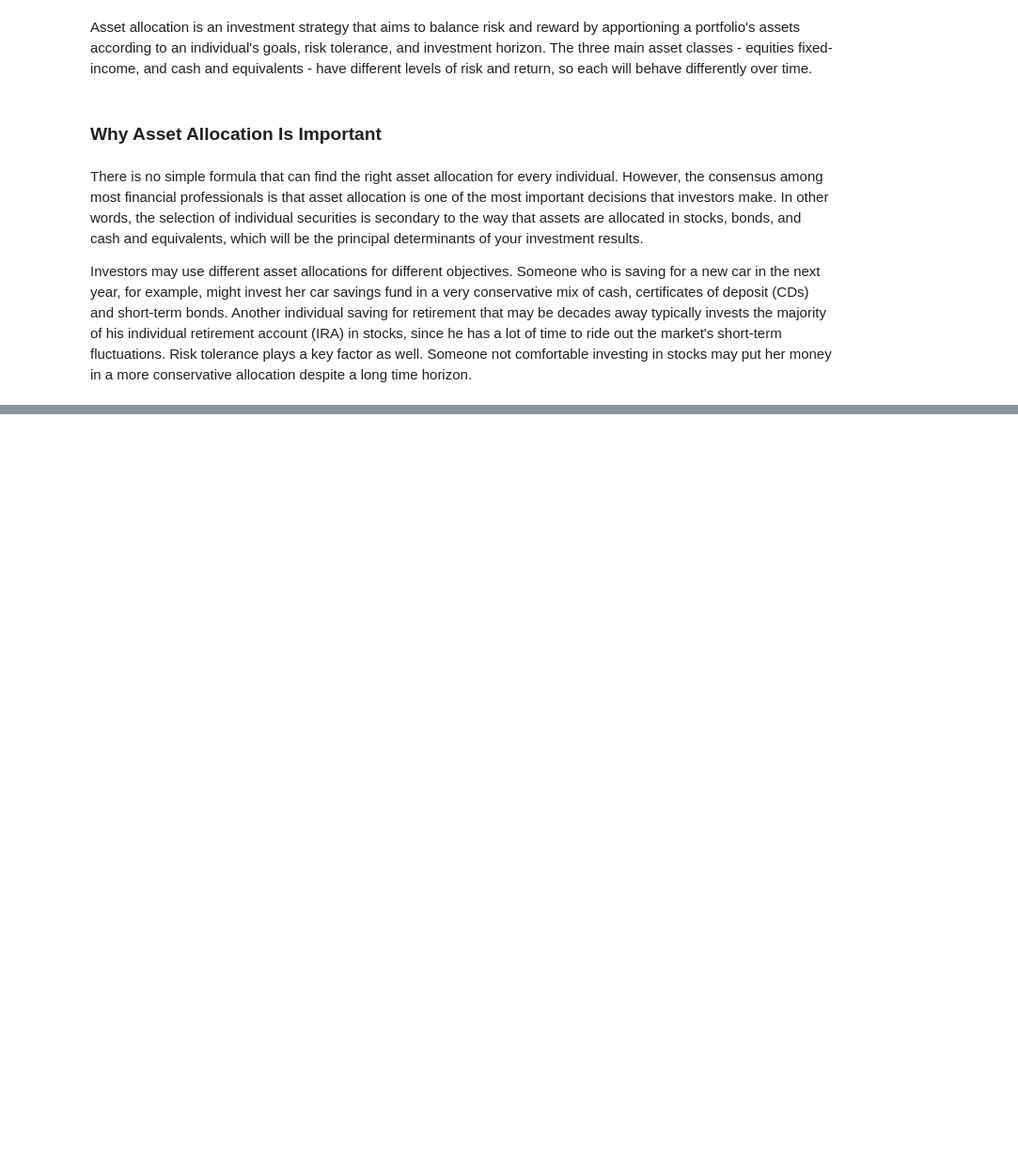
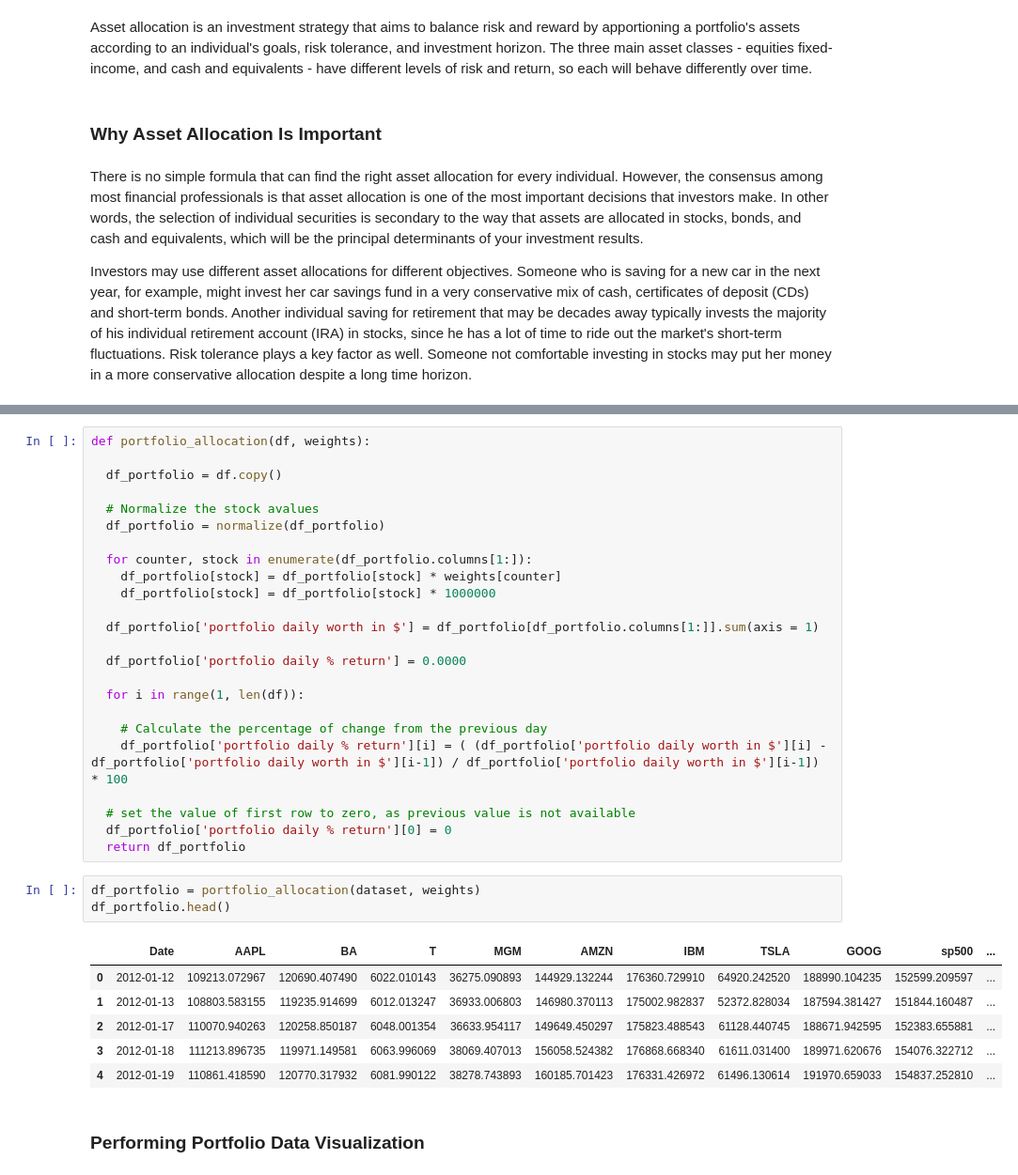
Before and after one commit to Satwikram/Machine-Learning-for-Financial-Analysis, a Jupyter notebook: Portfolio Assets Allocation and Statistical Data Analysis/Portfolio Assets Allocation and Statistical Data Analysis.ipynb, the cells around one changed output, grey strips where cells are left out. Shown at 94% size. Drawn from its saved outputs; the diff is of its cells as text; blank space fills up the shorter version.

```diff
--- a/Portfolio Assets Allocation and Statistical Data Analysis/Portfolio Assets Allocation and Statistical Data Analysis.ipynb
+++ b/Portfolio Assets Allocation and Statistical Data Analysis/Portfolio Assets Allocation and Statistical Data Analysis.ipynb
@@ -90,0 +193,36 @@ Investors may use different asset allocations for different objectives. Someone
+# %%
+def portfolio_allocation(df, weights):
+
+  df_portfolio = df.copy()
+
+  # Normalize the stock avalues
+  df_portfolio = normalize(df_portfolio)
+
+  for counter, stock in enumerate(df_portfolio.columns[1:]):
+    df_portfolio[stock] = df_portfolio[stock] * weights[counter]
+    df_portfolio[stock] = df_portfolio[stock] * 1000000
+
+  df_portfolio['portfolio daily worth in $'] = df_portfolio[df_portfolio.columns[1:]].sum(axis = 1)
+
+  df_portfolio['portfolio daily % return'] = 0.0000
+
+  for i in range(1, len(df)):
+
+    # Calculate the percentage of change from the previous day
+    df_portfolio['portfolio daily % return'][i] = ( (df_portfolio['portfolio daily worth in $'][i] - df_portfolio['portfolio daily worth in $'][i-1]) / df_portfolio['portfolio daily worth in $'][i-1]) * 100
+
+  # set the value of first row to zero, as previous value is not available
+  df_portfolio['portfolio daily % return'][0] = 0
+  return df_portfolio
+# %%
+df_portfolio = portfolio_allocation(dataset, weights)
+df_portfolio.head()
+# %% [output]
+|  | Date | AAPL | BA | T | MGM | AMZN | IBM | TSLA | GOOG | sp500 | ... |
+| 0 | 2012-01-12 | 109213.072967 | 120690.407490 | 6022.010143 | 36275.090893 | 144929.132244 | 176360.729910 | 64920.242520 | 188990.104235 | 152599.209597 | ... |
+| 1 | 2012-01-13 | 108803.583155 | 119235.914699 | 6012.013247 | 36933.006803 | 146980.370113 | 175002.982837 | 52372.828034 | 187594.381427 | 151844.160487 | ... |
+| 2 | 2012-01-17 | 110070.940263 | 120258.850187 | 6048.001354 | 36633.954117 | 149649.450297 | 175823.488543 | 61128.440745 | 188671.942595 | 152383.655881 | ... |
+| 3 | 2012-01-18 | 111213.896735 | 119971.149581 | 6063.996069 | 38069.407013 | 156058.524382 | 176868.668340 | 61611.031400 | 189971.620676 | 154076.322712 | ... |
+| 4 | 2012-01-19 | 110861.418590 | 120770.317932 | 6081.990122 | 38278.743893 | 160185.701423 | 176331.426972 | 61496.130614 | 191970.659033 | 154837.252810 | ... |
+# %% [markdown]
+### Performing Portfolio Data Visualization
```
Also changed, not shown: parts of 39 cells of this notebook.
